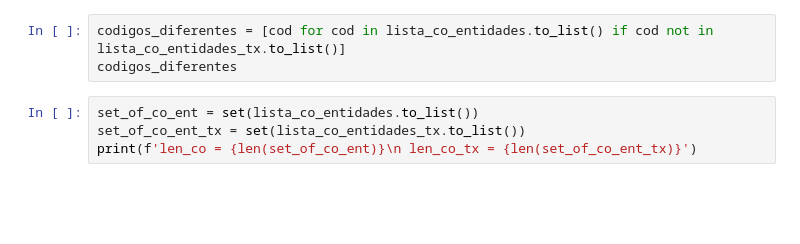
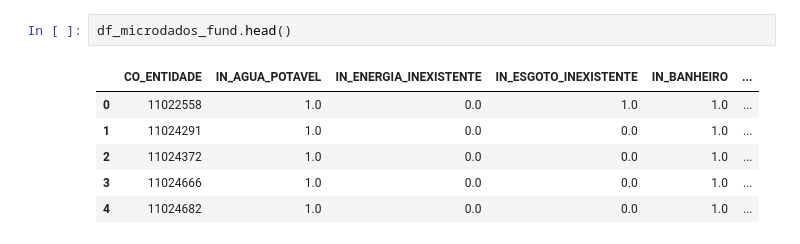
Before and after one commit to marcelo-h-h/School-DS, a Jupyter notebook: notebooks/Work.ipynb, the cells around one changed output. Saved outputs shown, nothing was run; the diff lists cells and outputs as text; blank space fills up the shorter version.

```diff
--- a/notebooks/Work.ipynb
+++ b/notebooks/Work.ipynb
@@ -212,7 +168,9 @@ memory usage: 86.3+ MB
-# %%
-codigos_diferentes = [cod for cod in lista_co_entidades.to_list() if cod not in lista_co_entidades_tx.to_list()]
-codigos_diferentes
-# %%
-set_of_co_ent = set(lista_co_entidades.to_list())
-set_of_co_ent_tx = set(lista_co_entidades_tx.to_list())
-print(f'len_co = {len(set_of_co_ent)}\n len_co_tx = {len(set_of_co_ent_tx)}')
+# %%
+df_microdados_fund.head()
+# %% [output]
+|  | CO_ENTIDADE | IN_AGUA_POTAVEL | IN_ENERGIA_INEXISTENTE | IN_ESGOTO_INEXISTENTE | IN_BANHEIRO | ... |
+| 0 | 11022558 | 1.0 | 0.0 | 1.0 | 1.0 | ... |
+| 1 | 11024291 | 1.0 | 0.0 | 0.0 | 1.0 | ... |
+| 2 | 11024372 | 1.0 | 0.0 | 0.0 | 1.0 | ... |
+| 3 | 11024666 | 1.0 | 0.0 | 0.0 | 1.0 | ... |
+| 4 | 11024682 | 1.0 | 0.0 | 0.0 | 1.0 | ... |
```
Also changed, not shown: parts of 25 cells of this notebook, 2 other files.
